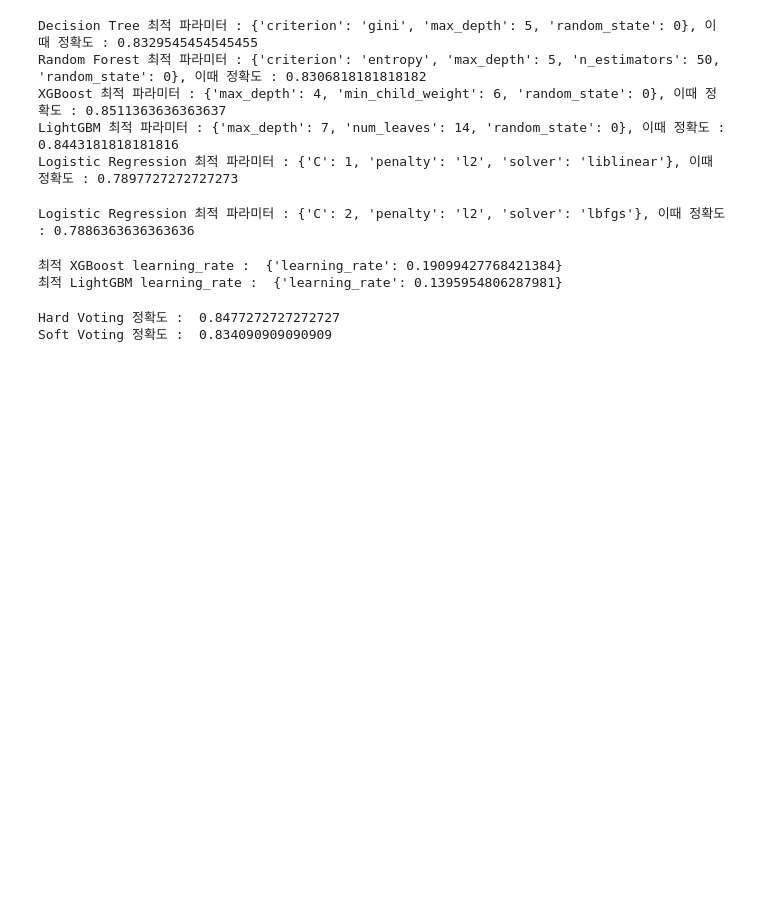
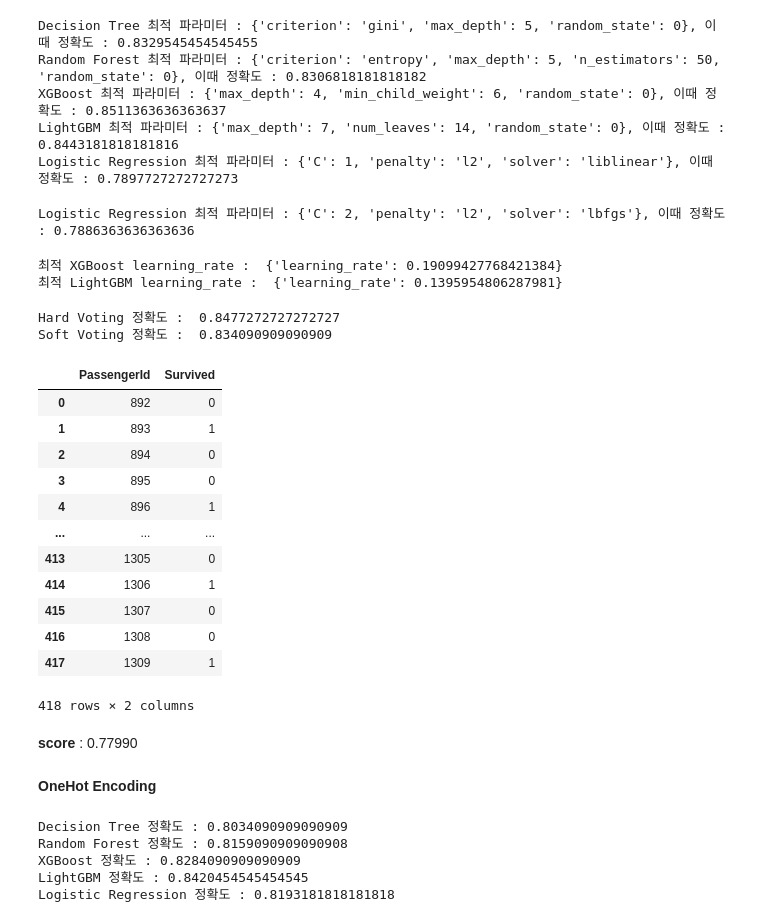
Before and after one commit to JeongHun01/Kaggle, a Jupyter notebook: Titanic/Third_Attempt/Training.ipynb, the cells around one changed output. Cells and saved outputs as stored; diff of their text form; code cells hidden in the pictures; blank space fills up the shorter version.

```diff
--- a/Titanic/Third_Attempt/Training.ipynb
+++ b/Titanic/Third_Attempt/Training.ipynb
@@ -215,7 +217,7 @@ Logistic Regression 정확도 :  0.8011363636363636
 # %%
 # Feature Selection - removed Embarked
 drop_Feature = Feature.drop(['Embarked'], axis = 1, inplace = False)
-drop_test = train_df.drop(['Embarked'], axis = 1, inplace = False)
+drop_test = test_df.drop(['Embarked'], axis = 1, inplace = False)
 
 def accuracy_model(model_list, name_list):
     for i, model in enumerate(model_list):
@@ -363,3 +365,32 @@ print("Soft Voting 정확도 : ", np.mean(soft_score))
 # %% [output]
 Hard Voting 정확도 :  0.8477272727272727
 Soft Voting 정확도 :  0.834090909090909
+# %%
+hard_vote.fit(drop_Feature, Label)
+prediction = hard_vote.predict(drop_test)
+
+submission = pd.DataFrame({
+"PassengerId":sub_df['PassengerId'],
+"Survived": prediction
+})
+display(submission)
+
+submission.to_csv('submission.csv',index=False)
+# %% [output]
+|  | PassengerId | Survived |
+| 0 | 892 | 0 |
+| 1 | 893 | 1 |
+| 2 | 894 | 0 |
+| 3 | 895 | 0 |
+| 4 | 896 | 1 |
+| ... | ... | ... |
+| 413 | 1305 | 0 |
+| 414 | 1306 | 1 |
+| 415 | 1307 | 0 |
+| 416 | 1308 | 0 |
+| 417 | 1309 | 1 |
+418 rows × 2 columns
+# %% [markdown]
+**score** : 0.77990
+# %% [markdown]
+**OneHot Encoding**
@@ -365,0 +562,16 @@ Soft Voting 정확도 :  0.834090909090909
+# %%
+def accuracy_model(model_list, name_list):
+    for i, model in enumerate(model_list):
+        score = cross_val_score(model, drop_Feature, Label, scoring = 'accuracy', cv = 5)
+        print("{0} 정확도 : {1}".format(name_list[i], np.mean(score)))
+
+model_list = [dt_model, rf_model, xgb_model, lgb_model, lr_model]
+name_list = ['Decision Tree', 'Random Forest', 'XGBoost', 'LightGBM', 'Logistic Regression']
+
+accuracy_model(model_list, name_list)
+# %% [output]
+Decision Tree 정확도 : 0.8034090909090909
+Random Forest 정확도 : 0.8159090909090908
+XGBoost 정확도 : 0.8284090909090909
+LightGBM 정확도 : 0.8420454545454545
+Logistic Regression 정확도 : 0.8193181818181818
```
Also changed, not shown: parts of 15 cells of this notebook, 1 other file.
